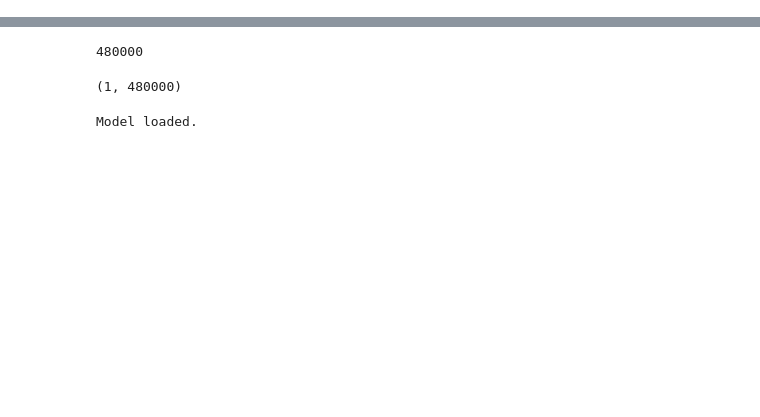
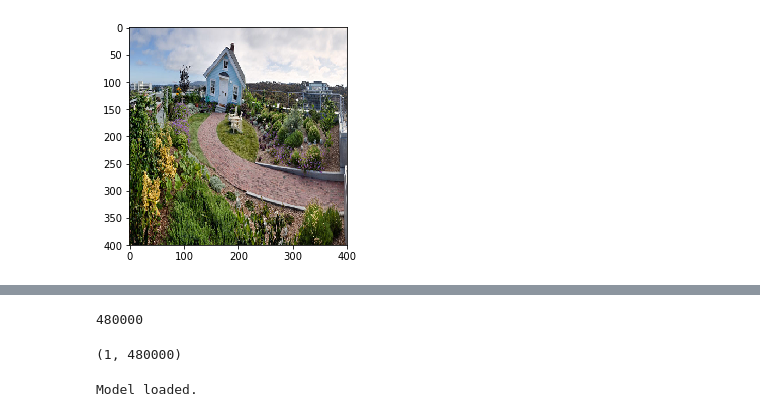
Before and after one commit to aliasvishnu/Generative-Style-Transfer, a Jupyter notebook: GNST-v3Oj.ipynb, the cells around one changed output, grey strips where cells are left out. Drawn from its saved outputs; the diff is of its cells as text; code cells hidden in the pictures; blank space fills up the shorter version.

```diff
--- a/GNST-v3Oj.ipynb
+++ b/GNST-v3Oj.ipynb
@@ -39,26 +36,31 @@ img_ncols = 400#int(width * img_nrows / height)
 # %%
 def preprocess_image(image_path):
     img = load_img(image_path, target_size=(img_nrows, img_ncols))
+    plt.imshow(img)
+    plt.savefig('jacobs400.jpg')
     img = img_to_array(img) * 1.0
     img = np.expand_dims(img, axis=0)
 #     img = vgg16.preprocess_input(img)
     return img
 
 
 def deprocess_image(x):
     x = x.reshape((img_nrows, img_ncols, 3))
     x[:, :, 0] += 103.939
     x[:, :, 1] += 116.779
     x[:, :, 2] += 123.68
     x = x[:, :, ::-1]
     x = np.clip(x, 0, 255).astype('uint8')
     return x
 
 
-base_image = K.variable(preprocess_image(base_image_path))
 train_image = K.variable(preprocess_image(train_image_path))
 style_reference_image = K.variable(preprocess_image(style_reference_image_path))
+base_image = K.variable(preprocess_image(base_image_path))
+
 combination_image = K.placeholder((1, 3, img_nrows, img_ncols))
+# %% [output]
+[figure, added]
 # %%
 def gram_matrix(x):
     assert K.ndim(x) == 3
```
Also changed, not shown: parts of 7 cells of this notebook, 10 other files.
